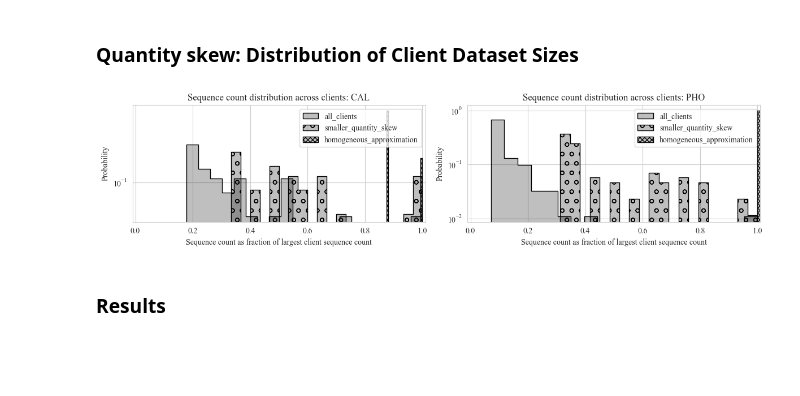
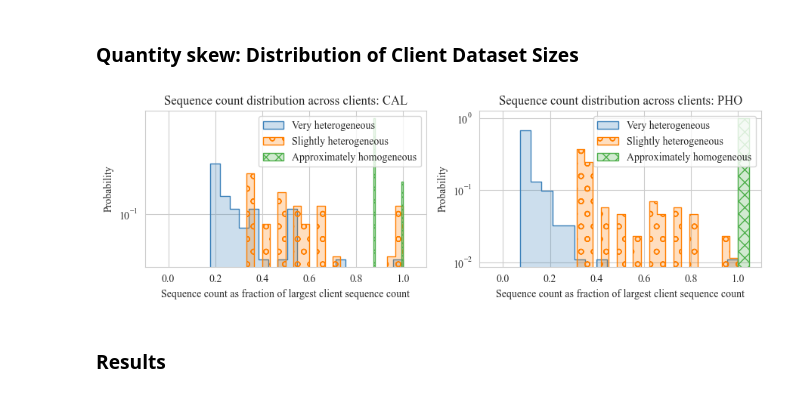
Before and after one commit to jackykwe/l361-project-next-poi-prediction, a Jupyter notebook: plotting/data_analysis_flashback.ipynb, the cells around one changed output. Cells and saved outputs as stored; diff of their text form; code cells hidden in the pictures; blank space fills up the shorter version.

Commit message:
Plotting machinery done

```diff
--- a/plotting/data_analysis_flashback.ipynb
+++ b/plotting/data_analysis_flashback.ipynb
@@ -257,20 +52,0 @@ Name: count, dtype: float64
-# %%
-for city in ("CAL", "NY", "PHO", "SIN"):
-    raw_path = Path.cwd().parent / "data" / "flashback" / "raw_data" / city / f"{city}_checkin.csv"
-    df_raw = pd.read_csv(raw_path)
-    checkin_distribution_raw = df_raw.loc[:, "UserId"].value_counts()
-
-    postprocessed_path = Path.cwd().parent / "data" / "flashback" / "partition" / city / "centralised" / "client_0.txt"
-    df_postprocessed = pd.read_csv(postprocessed_path, sep="\t", header=None)
-    checkin_distribution_postprocessed = df_postprocessed.loc[:, 0].value_counts()
-    binwidth = (checkin_distribution_postprocessed.max() - checkin_distribution_postprocessed.min()) // 20
-
-    fig, axes = plt.subplots(1, 2, figsize=(9, 2), squeeze=False)
-    sns.histplot(checkin_distribution_raw, stat="count", binwidth=binwidth, ax=axes[0, 0])
-    sns.histplot(checkin_distribution_postprocessed, stat="count", binwidth=binwidth, ax=axes[0, 1])
-    axes[0, 0].set_title("Raw dataset")
-    axes[0, 0].set_yscale("log")
-    axes[0, 1].set_title("Flashback-Postprocessed dataset\nmust have at least $101$ checkins")
-    axes[0, 1].set_yscale("log")
-    fig.suptitle(f"Checkins distribution for {city}", y=1.2)
-    plt.show()
@@ -819,78 +583,56 @@ Length of dataset (used as weights in FedAvg) is just <# full length-20 sequence
 # %% [markdown]
 ### Quantity skew: Distribution of Client Dataset Sizes
 # %%
-fig, axes = plt.subplots(1, 2, figsize=(12, 3), squeeze=False)
+heterogeneities = {
+    "Very heterogeneous": "all_clients",
+    "Slightly heterogeneous": "smaller_quantity_skew",
+    "Approximately homogeneous": "homogeneous_approximation",
+}
+
+fig, axes = plt.subplots(1, 2, figsize=(9, 3), squeeze=False)
+X_AXIS_ALLOWANCE = 0.1
+
 for j, city in enumerate(("CAL", "PHO")):
-    for heterogeneity in ("all_clients", "smaller_quantity_skew", "homogeneous_approximation"):
-        dataset_path = POSTPROCESSED_PARTITION_ROOT / heterogeneity / city / "centralised" / "client_0.txt"
+    for k, (heterogeneity_label, heterogeneity_getter) in enumerate(heterogeneities.items()):
+        dataset_path = POSTPROCESSED_PARTITION_ROOT / heterogeneity_getter / city / "centralised" / "client_0.txt"
         df = pd.read_csv(dataset_path, sep="\t", header=None)
         num_checkins_per_user = df.loc[:, 0].value_counts()
         num_checkins_per_user -= 1  # after adjusting for off-by-one alignment of seq2seq input/output
         num_trainseq_per_user = np.floor(num_checkins_per_user * 0.8) // 20
         num_testseq_per_user = (num_checkins_per_user - np.floor(num_checkins_per_user * 0.8)) // 20
         num_seq_per_user = num_trainseq_per_user + num_testseq_per_user
         sns.histplot(
             alpha=0.25,
             legend=True,
             data=num_seq_per_user / num_seq_per_user.max(),
             fill=True,
             bins=20,
             # kde=True,
             element="step",
             stat="probability",
             common_norm=False,  # there is only 1 histogram here, so this is inconsequential
             common_bins=True,
             cbar=True,  # this is a univariate plot (1 dependent variable: # samples), so this is inconsequential
-            color="black",
-            label=heterogeneity,
+            color=CB_color_cycle[k],
+            label=heterogeneity_label,
             ax=axes[0, j]
         )
 
-# Hatching courtesy of https://stackoverflow.com/a/35477440
-hatches = ["", "o", "xxxx"]
-for i, plot in enumerate(axes[0, 0].collections):
-    # Set a different hatch for each bar
-    plot.set_hatch(hatches[i])
-for i ,plot in enumerate(axes[0, 1].collections):
-    # Set a different hatch for each bar
-    plot.set_hatch(hatches[i])
+    # Histplot hatching courtesy of https://stackoverflow.com/a/35477440
+    for k, plot in enumerate(axes[0, j].collections):
+        # Set a different hatch for each bar
+        plot.set_hatch(CB_hatch_cycle[k])
 
-
-axes[0, 0].legend()
-# axes[0, 0].set_yscale("log")
-axes[0, 1].legend()
-# axes[0, 1].set_yscale("log")
-
-axes[0, 0].set_title("Sequence count distribution across clients: CAL")
-axes[0, 0].set_xlabel("Sequence count as fraction of largest client sequence count")
-axes[0, 0].set_xlim((-0.01, 1.01))
-axes[0, 0].set_yscale("log")
-axes[0, 1].set_title("Sequence count distribution across clients: PHO")
-axes[0, 1].set_xlabel("Sequence count as fraction of largest client sequence count")
-axes[0, 1].set_xlim((-0.01, 1.01))
-axes[0, 1].set_yscale("log")
+    axes[0, j].legend()
+    axes[0, j].set_title(f"Sequence count distribution across clients: {city}")
+    axes[0, j].set_xlabel("Sequence count as fraction of largest client sequence count")
+    axes[0, j].set_xlim((0 - X_AXIS_ALLOWANCE, 1 + X_AXIS_ALLOWANCE))
+    axes[0, j].set_yscale("log")
 
 plt.tight_layout()
 plt.savefig(PLOTS_DESTINATION_DIR / "t.pdf", bbox_inches="tight")
-
-
-
-    # histplot = sns.histplot(
-    #     alpha=0.15,
-    #     legend=True,
-    #     data=checkin_distribution_postprocessed,
-    #     fill=True,
-    #     kde=True,
-    #     element="step",
-    #     stat="density",
-    #     common_norm=False,  # there is only 1 histogram here, so this is inconsequential
-    #     common_bins=True,
-    #     cbar=True,  # this is a univariate plot (1 dependent variable: # samples), so this is inconsequential
-    #     palette="dark",
-    #     ax=axes[i, 0]
-    # )  # corresponds to histplot.get_lines()[0]
 # %% [output]
-[figure, old version]
+[figure, new version]
 # %% [markdown]
 ### Results
 # %%
```
Also changed, not shown: parts of 19 cells of this notebook.
